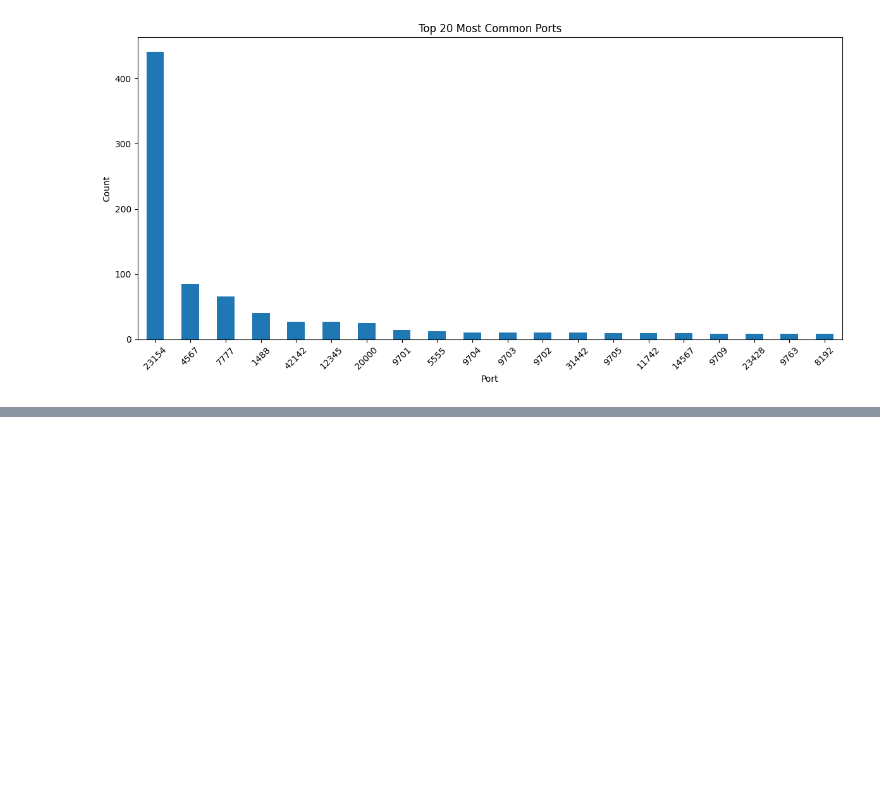
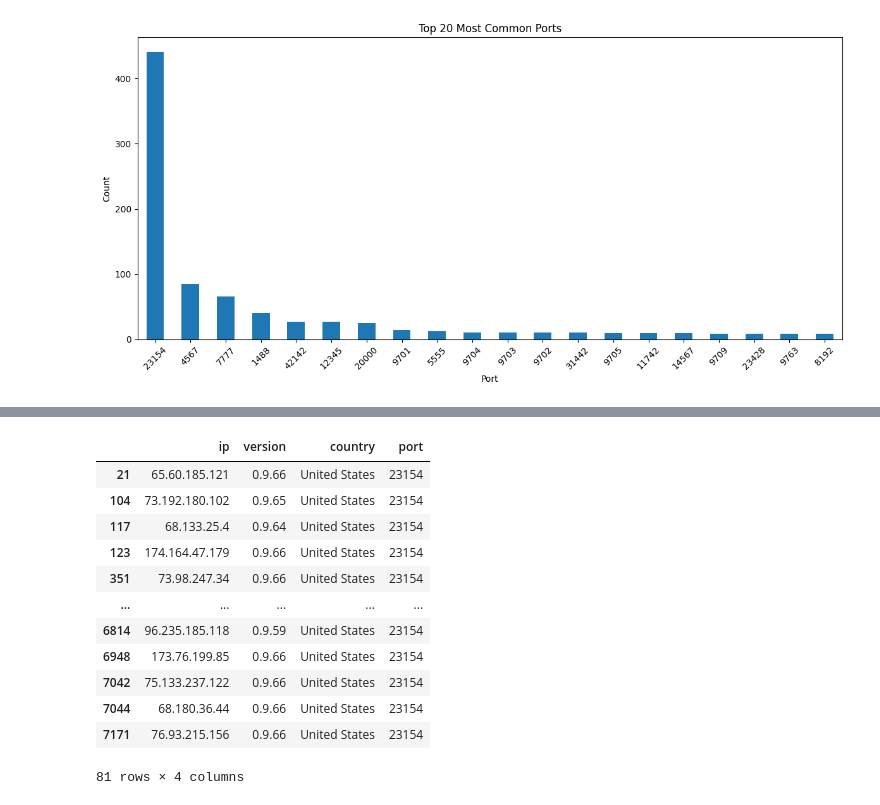
Before and after one commit to wipedlifepotato/ipynb-i2p-netdb, a Jupyter notebook: Untitled.ipynb, the cells around one changed output, grey strips where cells are left out. Cells and saved outputs as stored; diff of their text form; code cells hidden in the pictures; blank space fills up the shorter version.

Commit message:
feat: port 23154

```diff
--- a/Untitled.ipynb
+++ b/Untitled.ipynb
@@ -237,0 +268,16 @@ See the caveats in the documentation: https://pandas.pydata.org/pandas-docs/stab
+# %%
+df.loc[(df['port'] == '23154') & (df['country'] == 'United States')]
+# %% [output]
+|  | ip | version | country | port |
+| 21 | 65.60.185.121 | 0.9.66 | United States | 23154 |
+| 104 | 73.192.180.102 | 0.9.65 | United States | 23154 |
+| 117 | 68.133.25.4 | 0.9.64 | United States | 23154 |
+| 123 | 174.164.47.179 | 0.9.66 | United States | 23154 |
+| 351 | 73.98.247.34 | 0.9.66 | United States | 23154 |
+| ... | ... | ... | ... | ... |
+| 6814 | 96.235.185.118 | 0.9.59 | United States | 23154 |
+| 6948 | 173.76.199.85 | 0.9.66 | United States | 23154 |
+| 7042 | 75.133.237.122 | 0.9.66 | United States | 23154 |
+| 7044 | 68.180.36.44 | 0.9.66 | United States | 23154 |
+| 7171 | 76.93.215.156 | 0.9.66 | United States | 23154 |
+81 rows × 4 columns
```
Also changed, not shown: parts of 4 cells of this notebook.
